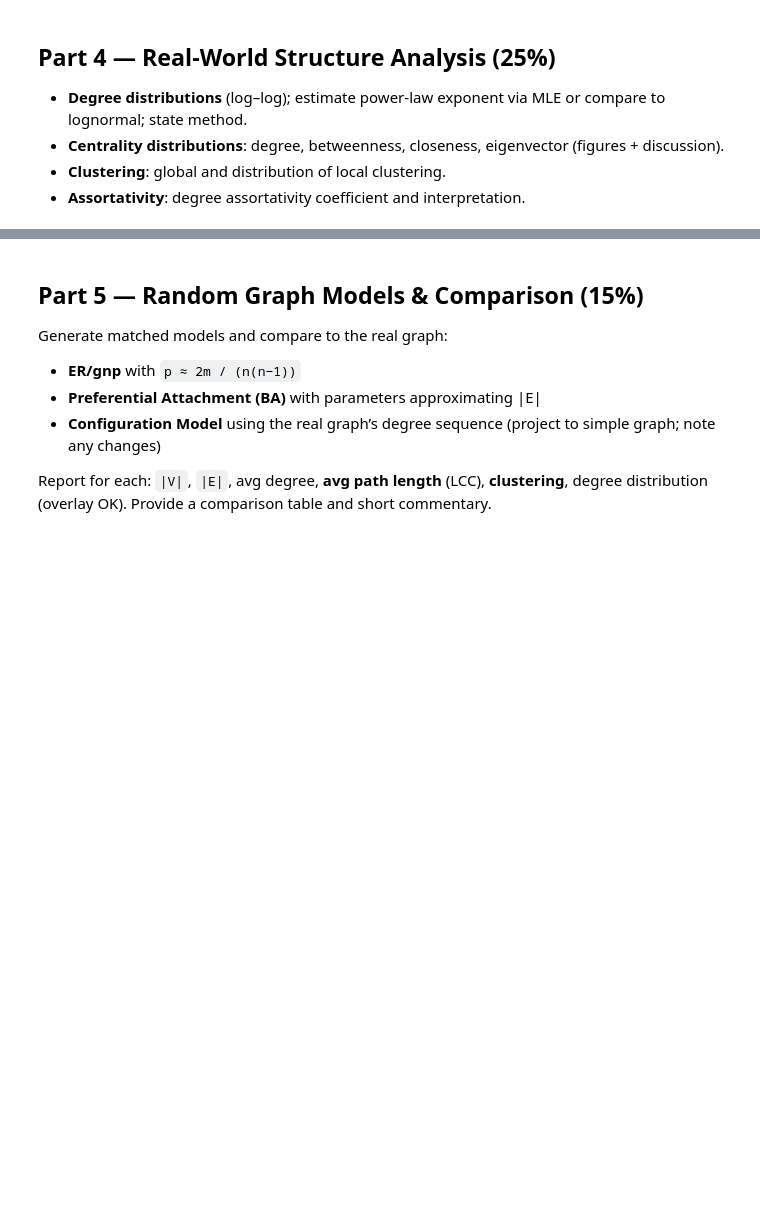
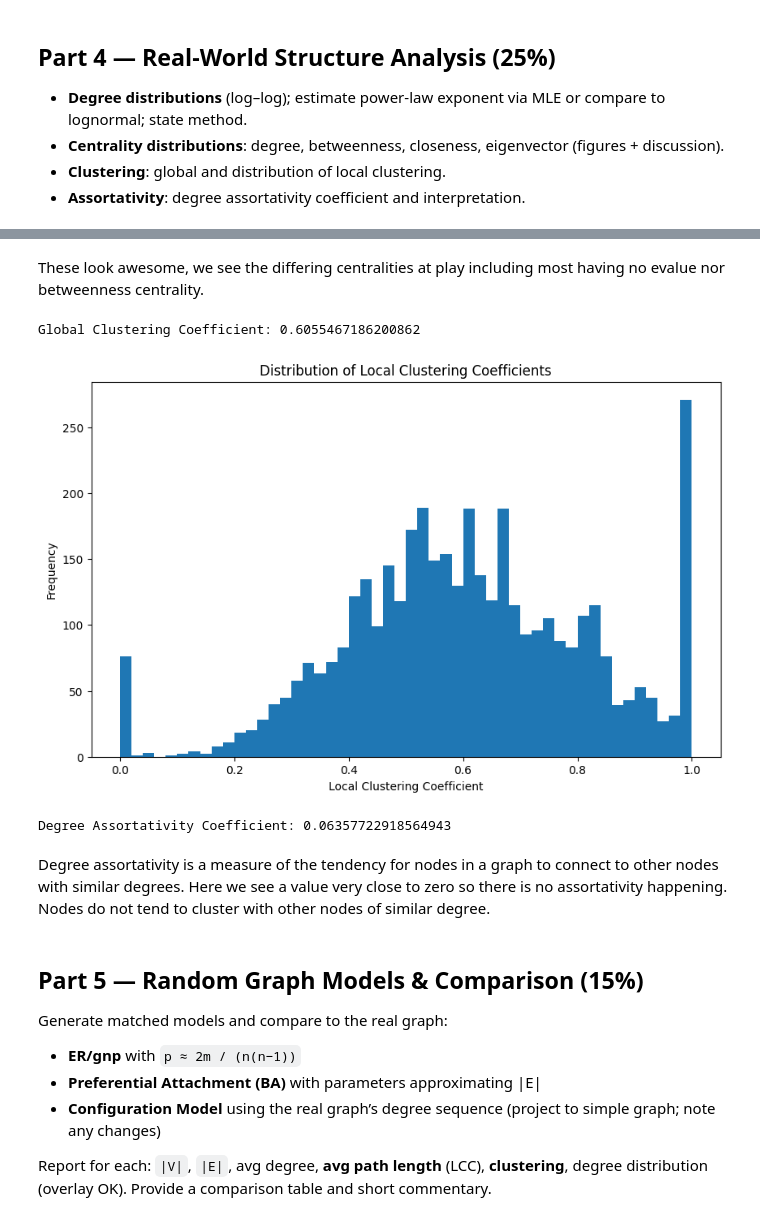
Before and after one commit to nurfnick/NetworkScience, a Jupyter notebook: HomeworkAssignments/Project3.ipynb, the cells around one changed output, grey strips where cells are left out. Cells and saved outputs as stored; diff of their text form; code cells hidden in the pictures; blank space fills up the shorter version.

```diff
--- a/HomeworkAssignments/Project3.ipynb
+++ b/HomeworkAssignments/Project3.ipynb
@@ -689,3 +802,34 @@ Pair (404, 3208): Yes
+# %% [markdown]
+These look awesome, we see the differing centralities at play including most having no evalue nor betweenness centrality.
+# %%
+# Calculate global clustering coefficient
+global_clustering = nx.average_clustering(G)
+print(f"Global Clustering Coefficient: {global_clustering}")
+
+# Calculate local clustering coefficients for all nodes
+local_clustering = nx.clustering(G)
+
+# Create a list of local clustering values for plotting
+local_clustering_values = list(local_clustering.values())
+
+# Plot the distribution of local clustering coefficients
+plt.figure(figsize=(10, 6))
+plt.hist(local_clustering_values, bins=50)
+plt.xlabel('Local Clustering Coefficient')
+plt.ylabel('Frequency')
+plt.title('Distribution of Local Clustering Coefficients')
+plt.show()
+# %% [output]
+Global Clustering Coefficient: 0.6055467186200862
+[figure, added]
+# %%
+# Calculate degree assortativity coefficient
+assortativity_coefficient = nx.degree_assortativity_coefficient(G)
+print(f"Degree Assortativity Coefficient: {assortativity_coefficient}")
+# %% [output]
+Degree Assortativity Coefficient: 0.06357722918564943
+# %% [markdown]
+Degree assortativity is a measure of the tendency for nodes in a graph to connect to other nodes with similar degrees.  Here we see a value very close to zero so there is no assortativity happening.  Nodes do not tend to cluster with other nodes of similar degree.
 # %% [markdown]
 
 ## Part 5 — Random Graph Models & Comparison (15%)
```
Also changed, not shown: parts of 12 cells of this notebook.
